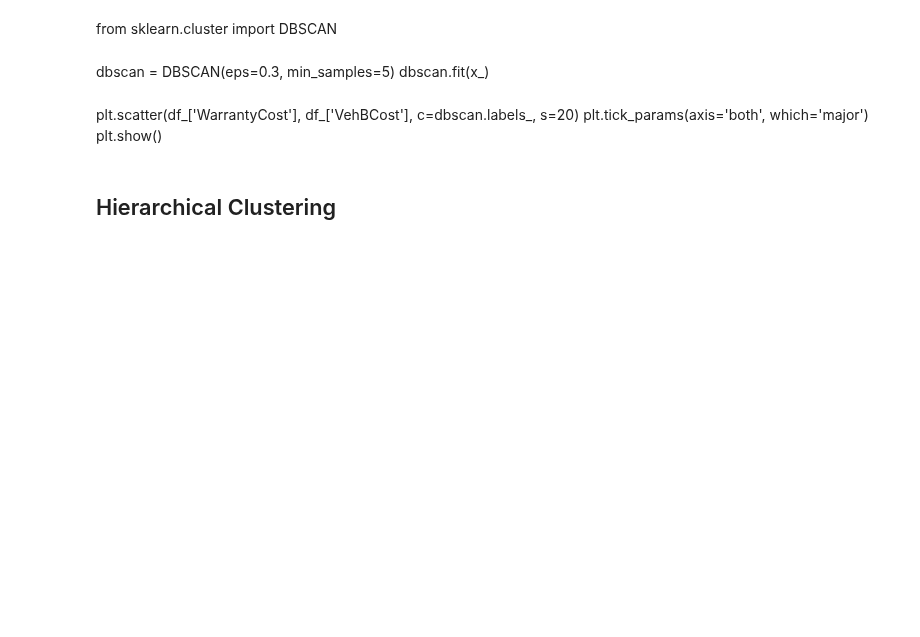
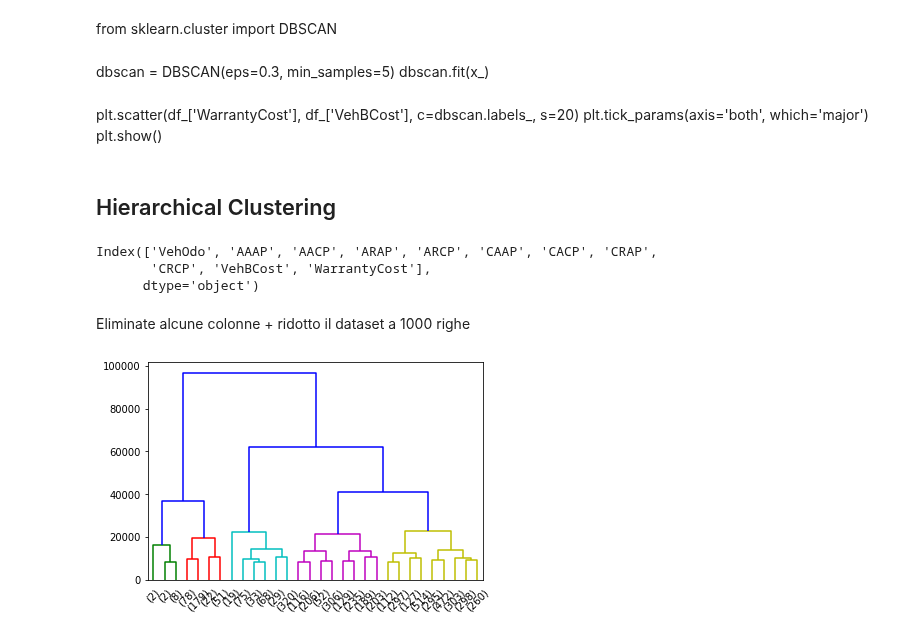
Before and after one commit to andybbruno/DataMining, a Jupyter notebook: DataUnderstanding.ipynb, the cells around one changed output. Saved outputs shown, nothing was run; the diff lists cells and outputs as text; code cells hidden in the pictures; blank space fills up the shorter version.

```diff
--- a/DataUnderstanding.ipynb
+++ b/DataUnderstanding.ipynb
@@ -506,7 +506,20 @@ plt.show()
 from scipy.stats import mode
 from scipy.spatial.distance import pdist
 from scipy.cluster.hierarchy import linkage, dendrogram
+# %%
+df_clus.columns
+# %% [output]
+Index(['VehOdo', 'AAAP', 'AACP', 'ARAP', 'ARCP', 'CAAP', 'CACP', 'CRAP',
+       'CRCP', 'VehBCost', 'WarrantyCost'],
+      dtype='object')
+# %% [markdown]
+Eliminate alcune colonne + ridotto il dataset a 1000 righe
+# %%
+df_h = df_clus[['WarrantyCost','VehBCost','VehOdo']]
+df_h = df_h[0:5000]
 # %%
-data_dist = pdist(df_clus, metric='euclidean')
+data_dist = pdist(df_h, metric='euclidean')
 data_link = linkage(data_dist, method='complete', metric='euclidean')
-res = dendrogram(data_link, color_threshold=1.0, truncate_mode='lastp')
+res = dendrogram(data_link, color_threshold=25000, truncate_mode='lastp')
+# %% [output]
+[figure, added]
```
Also changed, not shown: parts of 2 cells of this notebook.
